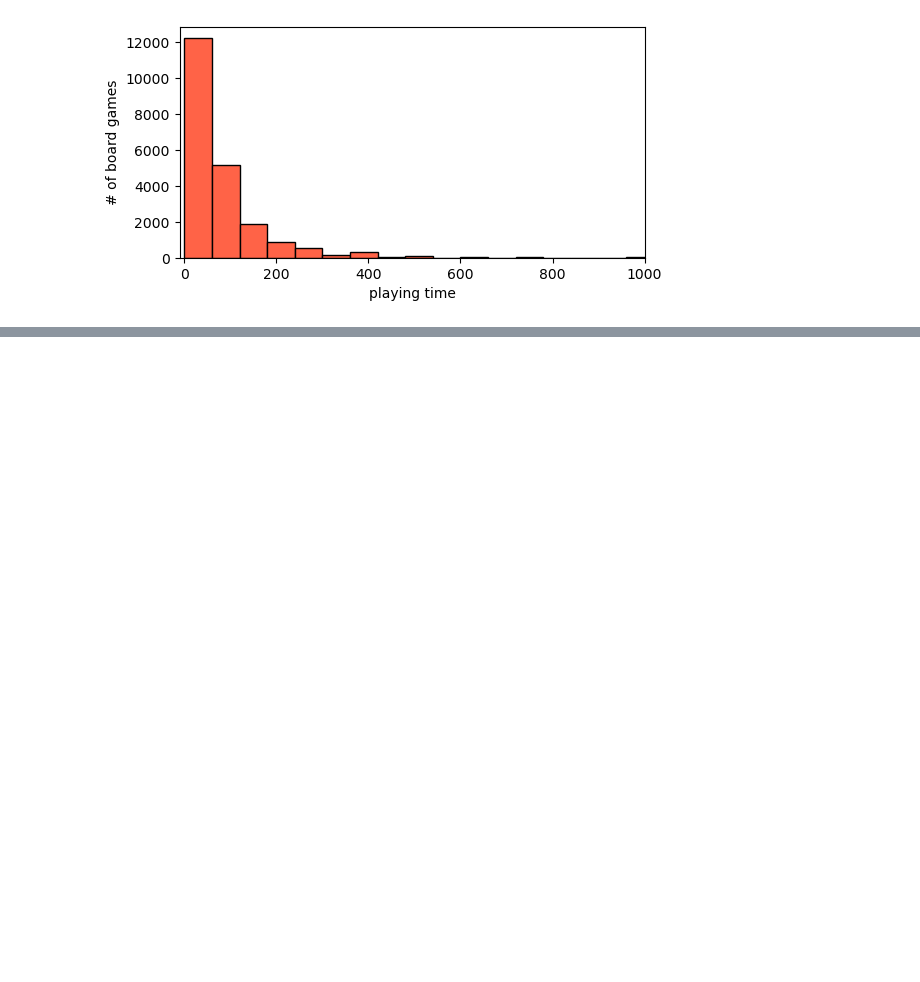
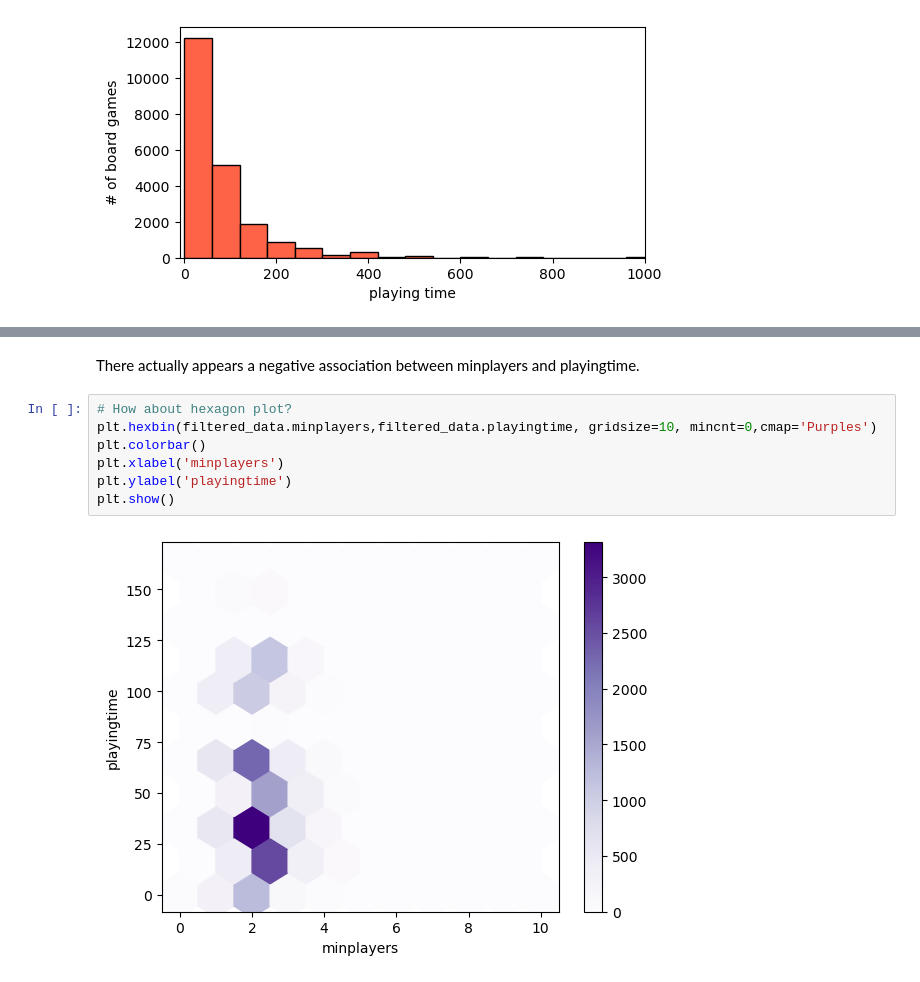
Before and after one commit to ernbilen/Data101_Spring26, a Jupyter notebook: notes/week5/data101python-intro.ipynb, the cells around one changed output, grey strips where cells are left out. Drawn from its saved outputs; the diff is of its cells as text; blank space fills up the shorter version.

```diff
--- a/notes/week5/data101python-intro.ipynb
+++ b/notes/week5/data101python-intro.ipynb
@@ -578,0 +701,11 @@ plt.show() # gets rid unnecessary text that gets printed
+# %% [markdown]
+There actually appears a negative association between minplayers and playingtime.
+# %%
+# How about hexagon plot?
+plt.hexbin(filtered_data.minplayers,filtered_data.playingtime, gridsize=10, mincnt=0,cmap='Purples')
+plt.colorbar()
+plt.xlabel('minplayers')
+plt.ylabel('playingtime')
+plt.show()
+# %% [output]
+[figure, added]
```
Also changed, not shown: parts of 13 cells of this notebook, 11 other files.
